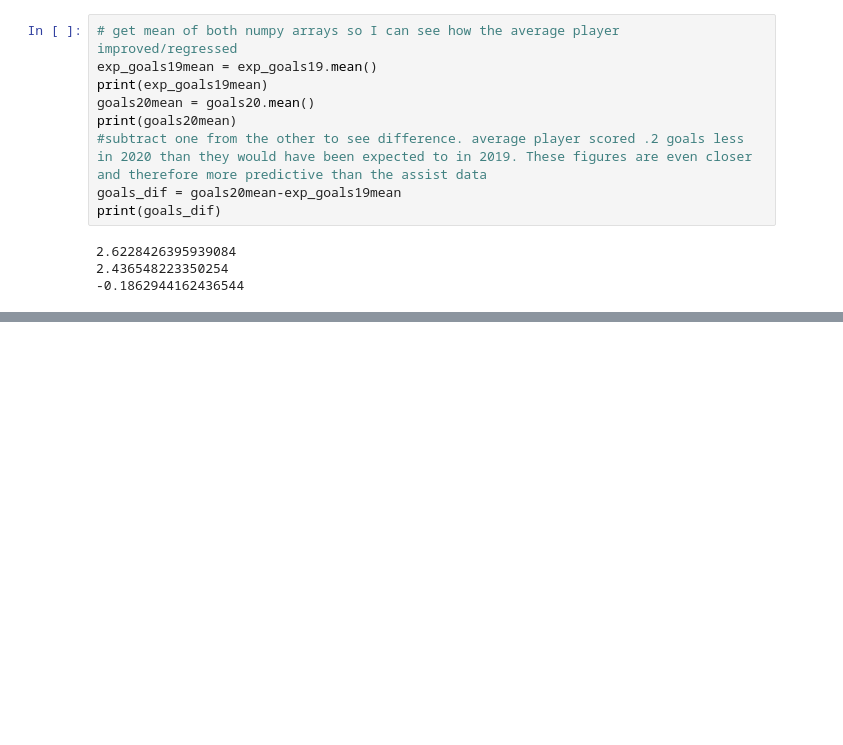
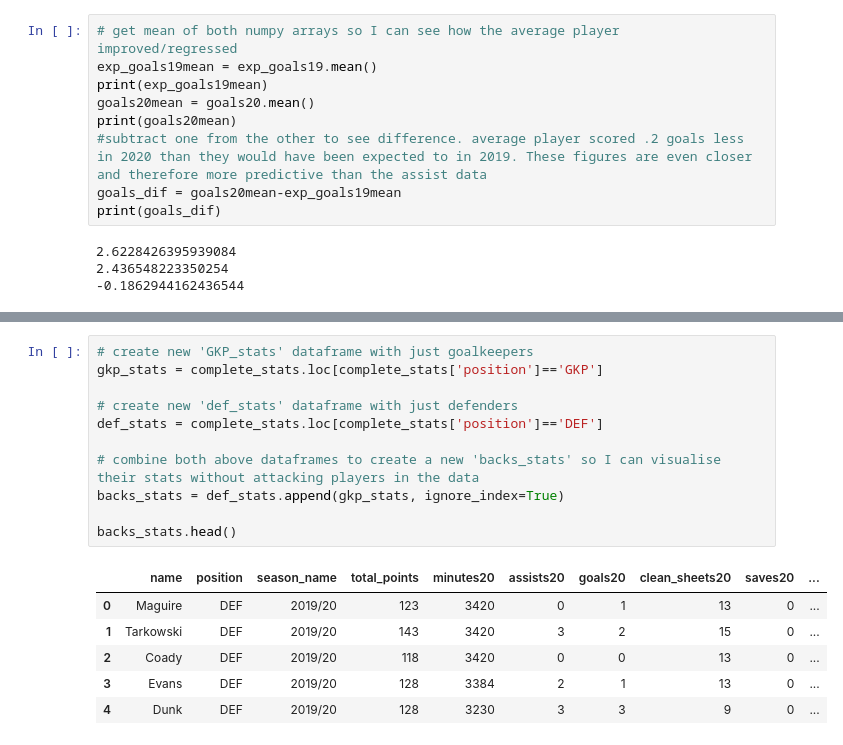
Before and after one commit to dylanomeara95/Repos, a Jupyter notebook: FPL_Data_Complete.ipynb, the cells around one changed output, grey strips where cells are left out. Saved outputs shown, nothing was run; the diff lists cells and outputs as text; blank space fills up the shorter version.

```diff
--- a/FPL_Data_Complete.ipynb
+++ b/FPL_Data_Complete.ipynb
@@ -470,0 +530,18 @@ print(goals_dif)
+# %%
+# create new 'GKP_stats' dataframe with just goalkeepers
+gkp_stats = complete_stats.loc[complete_stats['position']=='GKP']
+
+# create new 'def_stats' dataframe with just defenders
+def_stats = complete_stats.loc[complete_stats['position']=='DEF']
+
+# combine both above dataframes to create a new 'backs_stats' so I can visualise their stats without attacking players in the data
+backs_stats = def_stats.append(gkp_stats, ignore_index=True)
+
+backs_stats.head()
+# %% [output]
+|  | name | position | season_name | total_points | minutes20 | assists20 | goals20 | clean_sheets20 | saves20 | ... |
+| 0 | Maguire | DEF | 2019/20 | 123 | 3420 | 0 | 1 | 13 | 0 | ... |
+| 1 | Tarkowski | DEF | 2019/20 | 143 | 3420 | 3 | 2 | 15 | 0 | ... |
+| 2 | Coady | DEF | 2019/20 | 118 | 3420 | 0 | 0 | 13 | 0 | ... |
+| 3 | Evans | DEF | 2019/20 | 128 | 3384 | 2 | 1 | 13 | 0 | ... |
+| 4 | Dunk | DEF | 2019/20 | 128 | 3230 | 3 | 3 | 9 | 0 | ... |
```
Also changed, not shown: parts of 6 cells of this notebook.
